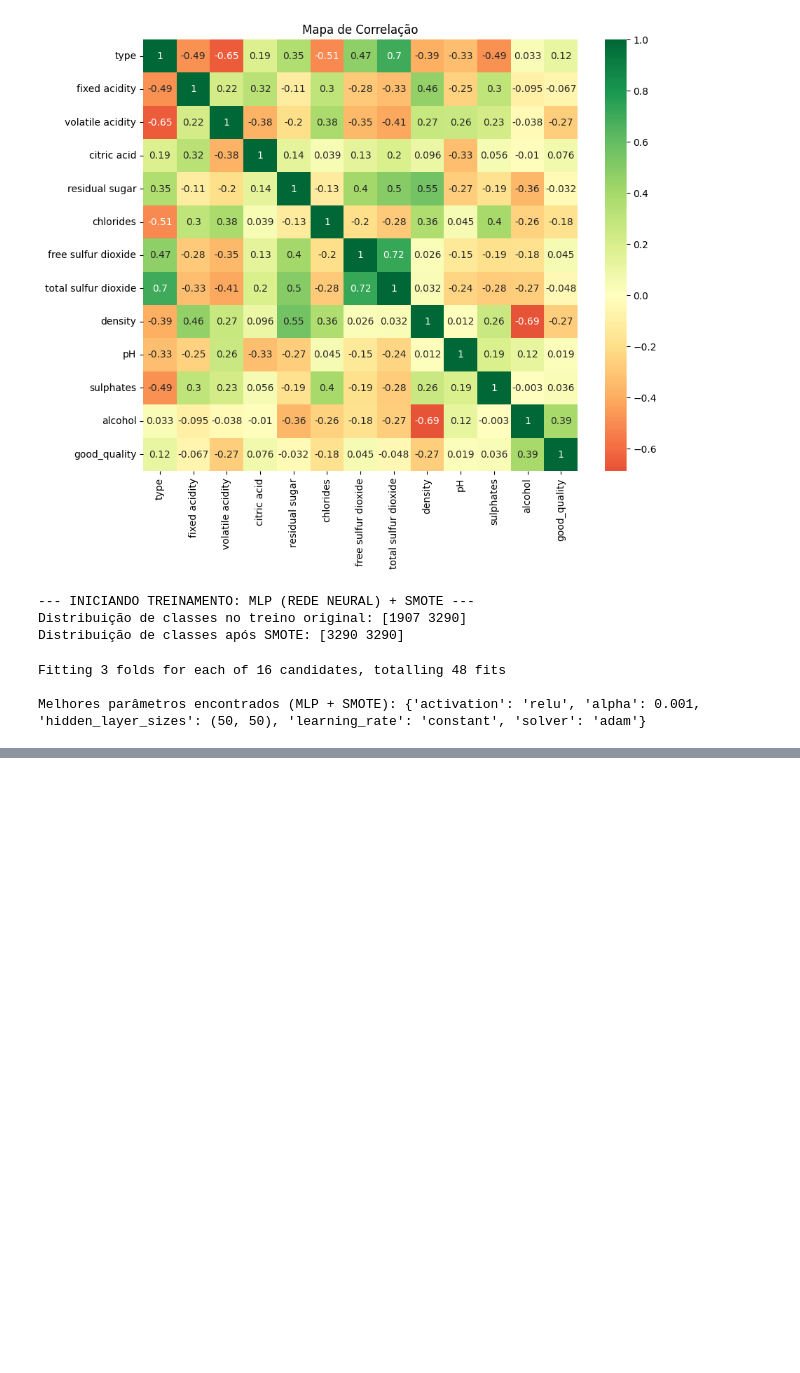
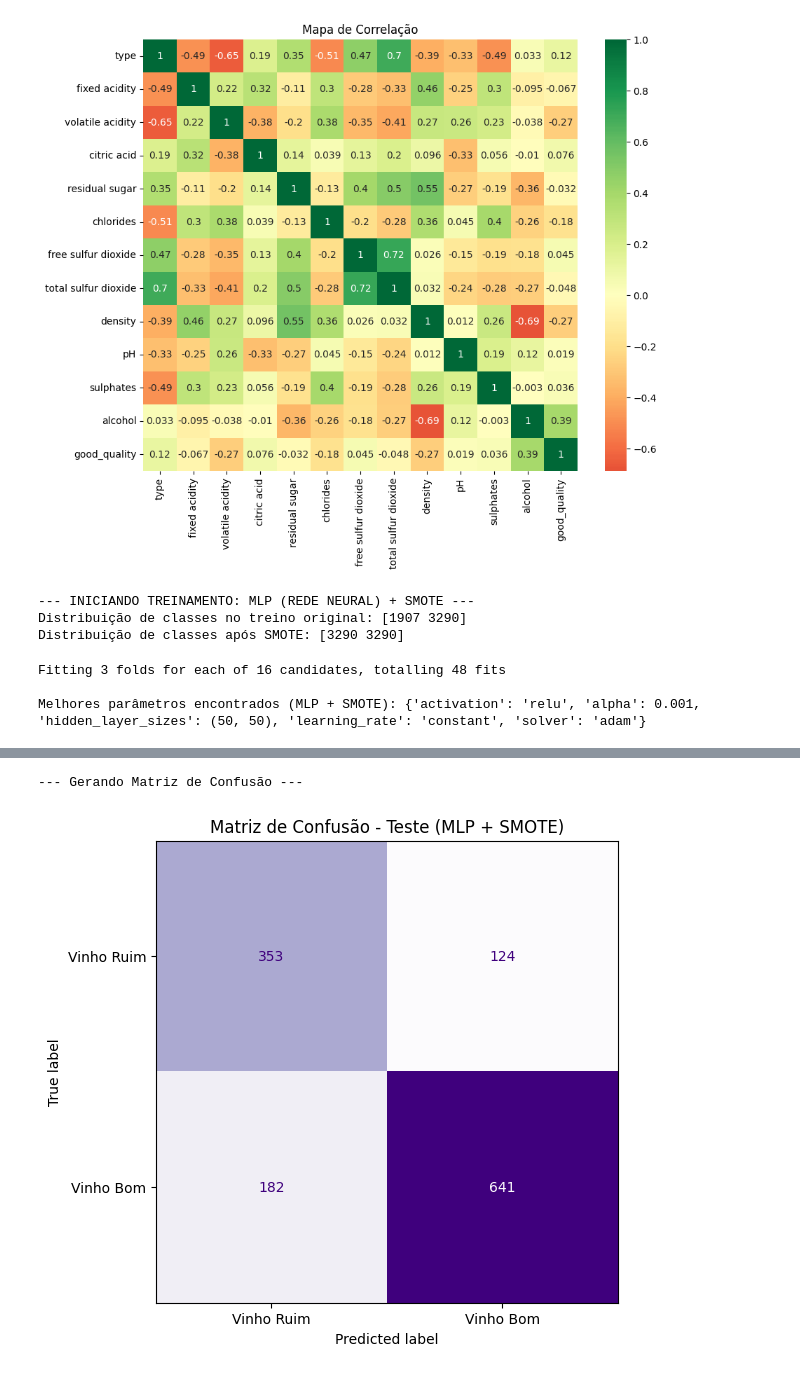
Before and after one commit to BMateusSs/Projeto-PSI3, a Jupyter notebook: mlp_analysis_wine_quality.ipynb, the cells around one changed output, grey strips where cells are left out. Cells and saved outputs as stored; diff of their text form; code cells hidden in the pictures; blank space fills up the shorter version.

```diff
--- a/mlp_analysis_wine_quality.ipynb
+++ b/mlp_analysis_wine_quality.ipynb
@@ -141,0 +163,23 @@ Melhores parâmetros encontrados (MLP + SMOTE): {'activation': 'relu', 'alpha':
+# %%
+# Célula 11: Matriz de Confusão (com nomes das classes)
+print("\n--- Gerando Matriz de Confusão ---")
+
+# Define os nomes das classes que queremos exibir
+display_labels = ['Vinho Ruim', 'Vinho Bom']
+
+fig, ax = plt.subplots(figsize=(8, 6))
+ConfusionMatrixDisplay.from_estimator(
+    best_mlp,
+    X_test_scaled,
+    y_test,
+    ax=ax,
+    cmap='Purples', # Paleta de cores roxas
+    colorbar=False,
+    display_labels=display_labels # Adicionado para mostrar os nomes
+)
+ax.set_title("Matriz de Confusão - Teste (MLP + SMOTE)")
+plt.savefig("confusion_matrix_mlp_named.png")
+plt.show()
+# %% [output]
+--- Gerando Matriz de Confusão ---
+[figure, added]
```
Also changed, not shown: parts of 1 cell of this notebook, 1 other file.
